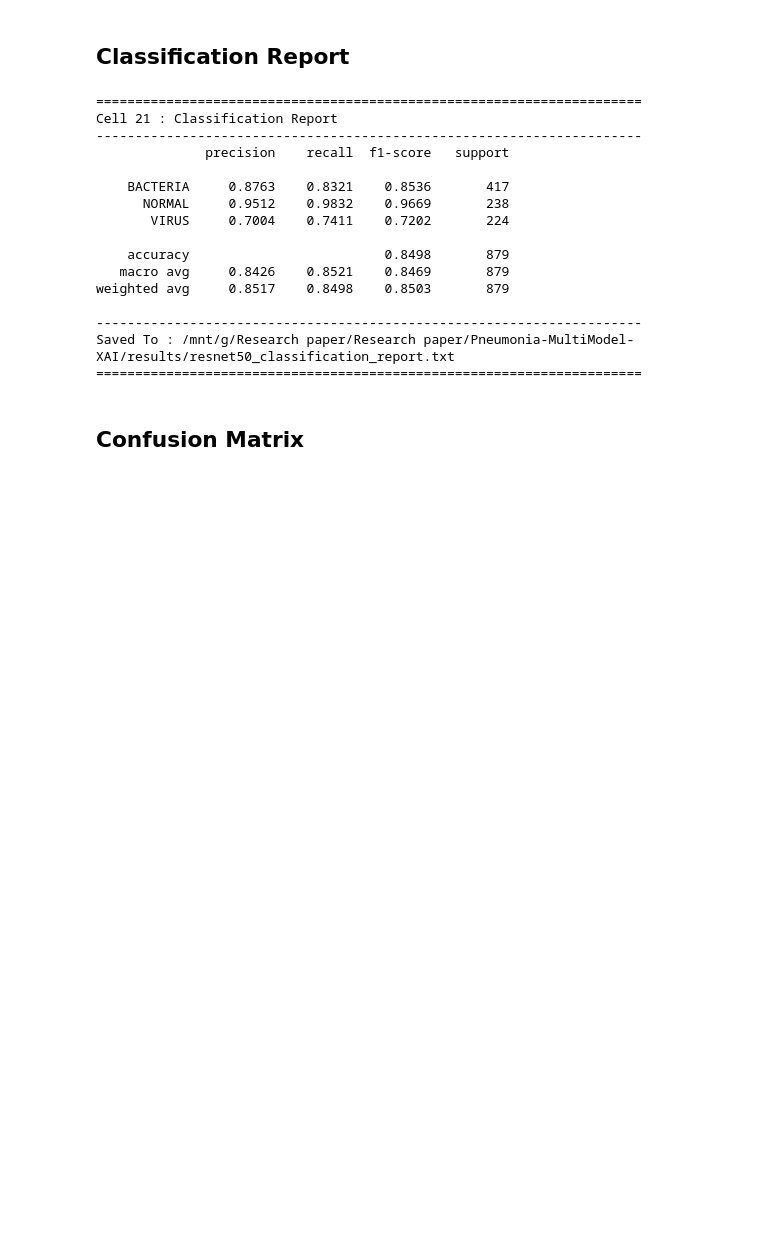
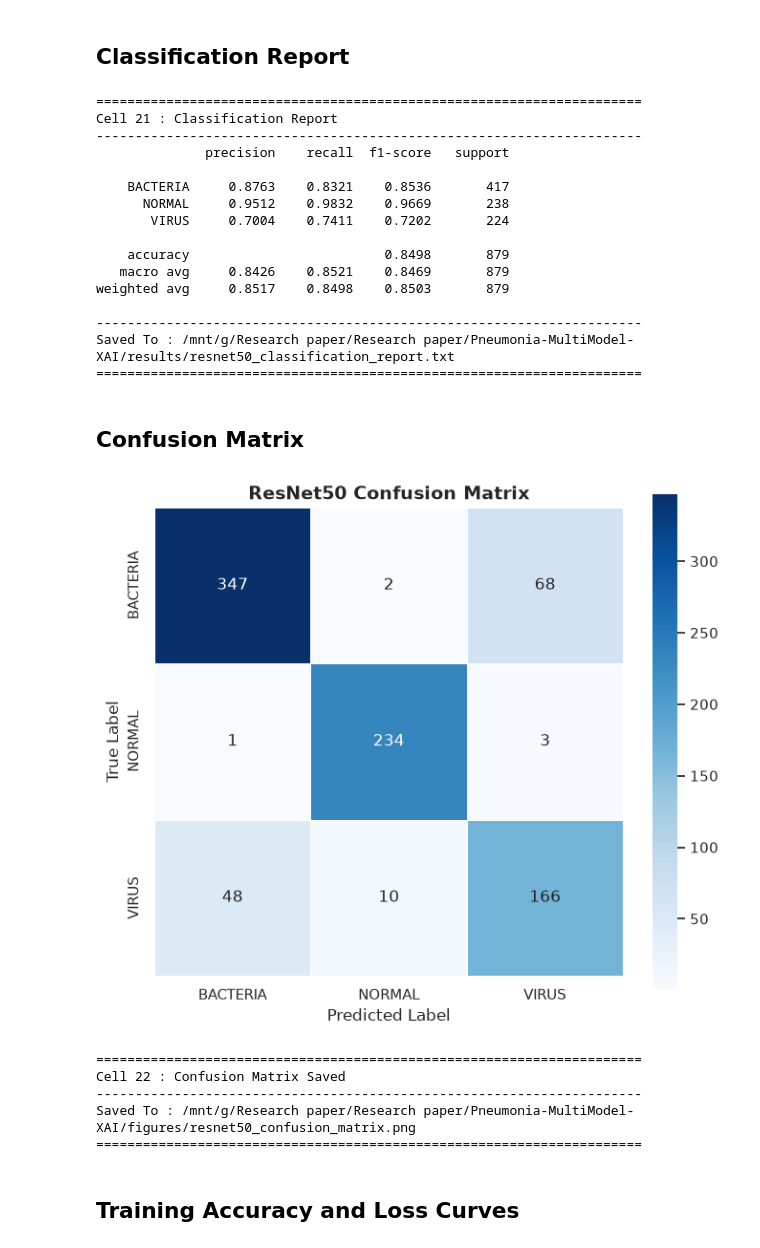
Before and after one commit to jaimulhaque/Pneumonia-MultiModel-XAI, a Jupyter notebook: notebooks/06_ResNet50_Baseline.ipynb, the cells around one changed output. Drawn from its saved outputs; the diff is of its cells as text; code cells hidden in the pictures; blank space fills up the shorter version.

Commit message:
Update training notebook

```diff
--- a/notebooks/06_ResNet50_Baseline.ipynb
+++ b/notebooks/06_ResNet50_Baseline.ipynb
@@ -1588,3 +1588,72 @@ Saved To : /mnt/g/Research paper/Research paper/Pneumonia-MultiModel-XAI/results
 ======================================================================
 # %% [markdown]
 ## Confusion Matrix
+# %%
+# ============================================================
+# Cell 22: Confusion Matrix
+# ============================================================
+
+# -------------------------------
+# Compute Confusion Matrix
+# -------------------------------
+
+cm = confusion_matrix(
+    all_labels,
+    all_predictions
+)
+
+# -------------------------------
+# Plot
+# -------------------------------
+
+plt.figure(figsize=(7, 6))
+
+sns.heatmap(
+    cm,
+    annot=True,
+    fmt="d",
+    cmap="Blues",
+    xticklabels=CLASS_NAMES,
+    yticklabels=CLASS_NAMES,
+    cbar=True,
+    linewidths=0.5,
+    square=True
+)
+
+plt.title(
+    f"{MODEL_NAME} Confusion Matrix",
+    fontsize=14,
+    fontweight="bold"
+)
+
+plt.xlabel("Predicted Label", fontsize=12)
+plt.ylabel("True Label", fontsize=12)
+
+plt.tight_layout()
+
+# -------------------------------
+# Save Figure
+# -------------------------------
+
+plt.savefig(
+    CONFUSION_MATRIX_PATH,
+    dpi=300,
+    bbox_inches="tight"
+)
+
+plt.show()
+
+print("=" * 70)
+print("Cell 22 : Confusion Matrix Saved")
+print("-" * 70)
+print(f"Saved To : {CONFUSION_MATRIX_PATH}")
+print("=" * 70)
+# %% [output]
+[figure, added]
+======================================================================
+Cell 22 : Confusion Matrix Saved
+----------------------------------------------------------------------
+Saved To : /mnt/g/Research paper/Research paper/Pneumonia-MultiModel-XAI/figures/resnet50_confusion_matrix.png
+======================================================================
+# %% [markdown]
+## Training Accuracy and Loss Curves
```
Also changed, not shown: 1 other file.
